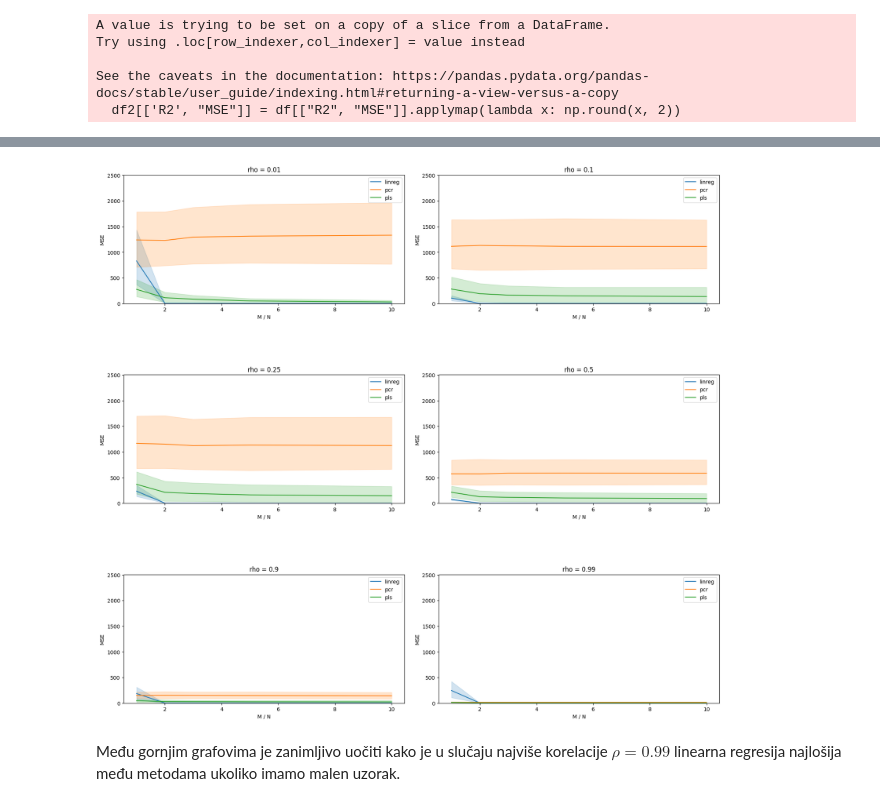
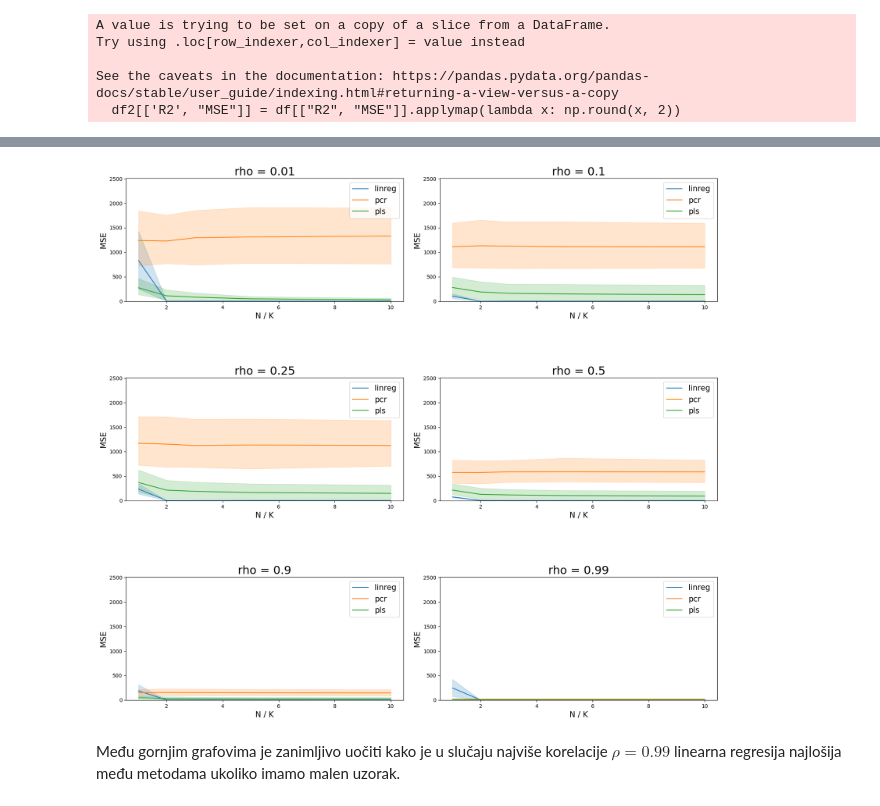
Before and after one commit to ninjas77/PLS, a Jupyter notebook: experiment_analysis.ipynb, the cells around one changed output, grey strips where cells are left out. Cells and saved outputs as stored; diff of their text form; code cells hidden in the pictures.

```diff
--- a/experiment_analysis.ipynb
+++ b/experiment_analysis.ipynb
@@ -67,9 +75,9 @@ for idx, rho in enumerate(df.rho.unique()):
     df_rho = df[(df.rho == rho)]
     plt.subplot(plt_x, plt_y, idx+1)
     plt.tight_layout(h_pad=9, w_pad=3)
-    g = sns.lineplot(x='n_N_ratio', y='MSE', hue='model', data=df_rho)
+    g = sns.lineplot(x='n_K_ratio', y='MSE', hue='model', data=df_rho)
     g.legend_.set_title(None)
     plt.title(f"rho = {rho}")
     plt.ylim(0.0, MSE_max*0.7)
-    plt.xlabel('n / N')
+    plt.xlabel('n / K')
 # %% [output]
@@ -77,21 +85,21 @@ for idx, rho in enumerate(df.rho.unique()):
 # %%
 plt.figure(figsize=(17, 20))
 
 
 plt_y = 2
 plt_x = df.rho.nunique() // plt_y + 1
 
 for idx, rho in enumerate(df.rho.unique()):
     df_rho = df[df.rho == rho]
     plt.subplot(plt_x, plt_y, idx+1)
     plt.tight_layout(h_pad=9, w_pad=2)
-    g = sns.lineplot(x='M_N_ratio', y='MSE', hue='model', data=df_rho)
+    g = sns.lineplot(x='N_K_ratio', y='MSE', hue='model', data=df_rho)
     g.legend_.set_title(None)
     plt.title(f"rho = {rho}")
     plt.ylim(0, MSE_max/2)
-    plt.xlabel('M / N')
+    plt.xlabel('N / K')
 # %% [output]
-[figure, old version]
+[figure, new version]
 # %% [markdown]
 Među gornjim grafovima je zanimljivo uočiti kako je u slučaju najviše korelacije $\rho = 0.99$ linearna regresija najlošija među metodama ukoliko imamo malen uzorak.
 # %% [markdown]
```
Also changed, not shown: parts of 7 cells of this notebook, 8 other files.
